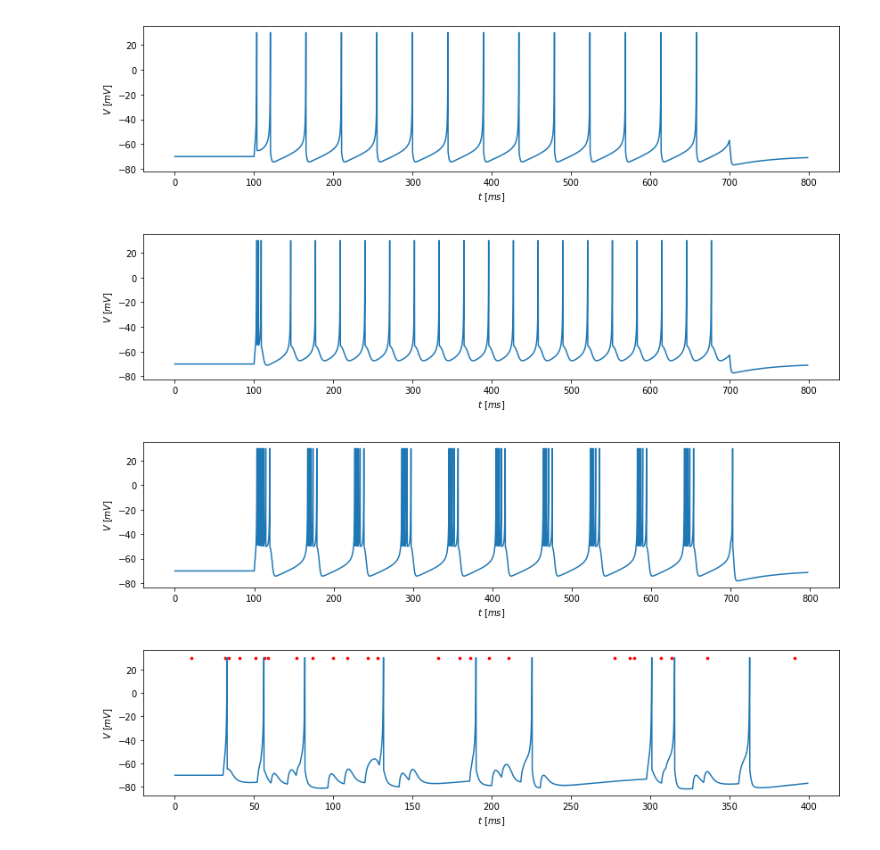
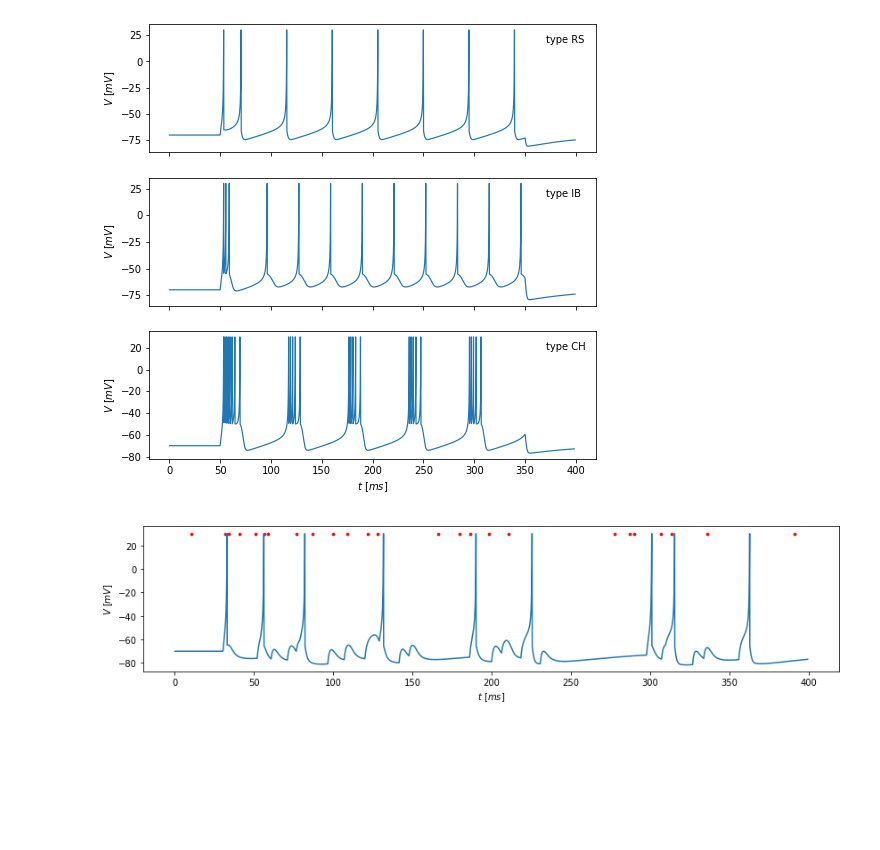
Before and after one commit to monlie/pyBrain, a Jupyter notebook: Untitled.ipynb, the cells around one changed output. Saved outputs shown, nothing was run; the diff lists cells and outputs as text; code cells hidden in the pictures; blank space fills up the shorter version.

```diff
--- a/Untitled.ipynb
+++ b/Untitled.ipynb
@@ -16,41 +16,26 @@ def possion_spiking(neuron, t, dt):
             syn.simulate(t)
     return cond
 # %%
-test_neuron = neuron.NeuronFactory("RS", lambda t: (0 if t < 100 or t > 700 else -10))
-osi = oscilloscope.VoltageOscilloscope(test_neuron)
-itr = integrator.Integrator(test_neuron, 0.1)
-itr.integrate(8000, callback=None)
+def get_votage(neuron_type, ax):
+    test_neuron = neuron.NeuronFactory(neuron_type, lambda t: (0 if t < 50 or t > 350 else -10))
+    osi = oscilloscope.VoltageOscilloscope(test_neuron)
+    itr = integrator.Integrator(test_neuron, 0.1)
+    itr.integrate(4000, callback=None)
 
-#draw
-fig = plt.figure(figsize=(14, 3))
-osi.display(fig, lw=1.5)
+    #draw
+    osi.display(ax, lw=1.2)
+
+
+fig, axs = plt.subplots(3, 1, figsize=(8, 8), sharex="col")
+for nt, ax in zip(["RS", "IB", "CH"], axs):
+    get_votage(nt, ax)
+    ax.set_ylabel(r"$V\ [mV]$")
+    ax.annotate(f"type {nt}", (0.89, 0.85), xycoords='axes fraction')
+ax.set_xlabel(r"$t\ [ms]$")
+plt.savefig("izhineurons.pdf", bbox_inches='tight', pad_inches=0.0)
 plt.show()
 # %% [output]
-[figure, old version]
+[figure, new version]
-# %%
-test_neuron = neuron.NeuronFactory("IB", lambda t: (0 if t < 100 or t > 700 else -10))
-osi = oscilloscope.VoltageOscilloscope(test_neuron)
-itr = integrator.Integrator(test_neuron, 0.1)
-itr.integrate(8000, callback=None)
-
-#draw
-fig = plt.figure(figsize=(14, 3))
-osi.display(fig, lw=1.5)
-plt.show()
-# %% [output]
-[figure, removed]
-# %%
-test_neuron = neuron.NeuronFactory("CH", lambda t: (0 if t < 100 or t > 700 else -10))
-osi = oscilloscope.VoltageOscilloscope(test_neuron)
-itr = integrator.Integrator(test_neuron, 0.1)
-itr.integrate(8000, callback=None)
-
-#draw
-fig = plt.figure(figsize=(14, 3))
-osi.display(fig, lw=1.5)
-plt.show()
-# %% [output]
-[figure, removed]
 # %%
 test_neuron = neuron.NeuronFactory("RS")
 test_syn = synapse.ChemicalSynapse(None, 0.25, 0.4, 20)
```
Also changed, not shown: parts of 1 cell of this notebook, 2 other files.
